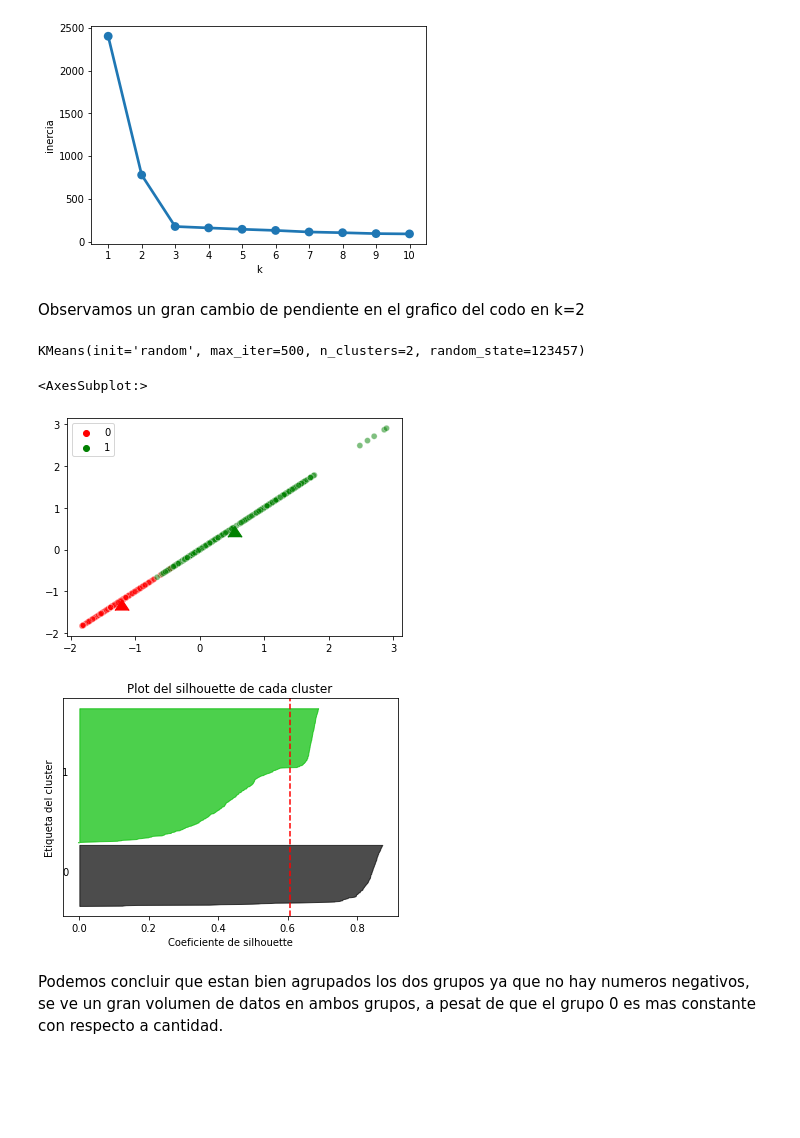
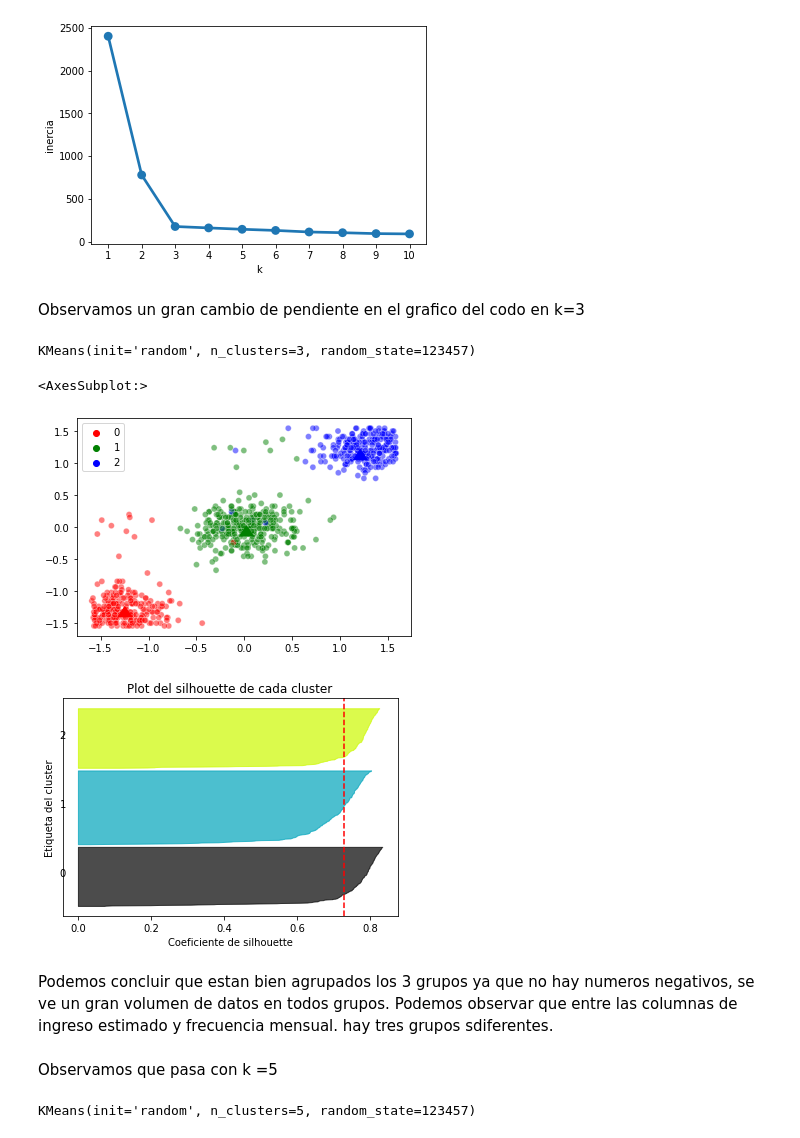
Before and after one commit to davidroth126/Fundamentos_de_informatica, a Jupyter notebook: 2parcial/ej3.ipynb, the cells around one changed output. Drawn from its saved outputs; the diff is of its cells as text; code cells hidden in the pictures; blank space fills up the shorter version.

```diff
--- a/2parcial/ej3.ipynb
+++ b/2parcial/ej3.ipynb
@@ -233,50 +233,60 @@ sns.pointplot(data =datos_inercias, x = "k", y ="inercia")
 <AxesSubplot:xlabel='k', ylabel='inercia'>
 [figure]
 # %% [markdown]
-Observamos un gran cambio de pendiente en el grafico del codo en k=2
+Observamos un gran cambio de pendiente en el grafico del codo en k=3
 # %%
-k = 2
+k = 3
 #agrupar
-KMeans = KMeans(n_clusters=k, init = "random",n_init=10,max_iter=500,random_state=123457)
-KMeans.fit(datos_escalado)
+kmeans = KMeans(n_clusters = k, init="random", n_init=10, max_iter=300, random_state=123457)
+kmeans.fit(datos_escalado)
 # %% [output]
-KMeans(init='random', max_iter=500, n_clusters=2, random_state=123457)
+KMeans(init='random', n_clusters=3, random_state=123457)
 # %%
-colores = ["red", "green"]
-sns.scatterplot(x = datos_escalado[:,2], y= datos_escalado[:,2], hue = KMeans.labels_, palette = colores, alpha = 0.5)
-sns.scatterplot(x = KMeans.cluster_centers_[:,2], y = KMeans.cluster_centers_[:, 2], zorder = 10, palette = colores, hue= [0,1], legend = False, marker = 6, s = 200)
+colores = ["red", "green","blue"]
+sns.scatterplot(x = datos_escalado[:,0], y= datos_escalado[:,1], hue = kmeans.labels_, palette = colores, alpha = 0.5)
+sns.scatterplot(x = kmeans.cluster_centers_[:,0], y = kmeans.cluster_centers_[:, 1], zorder = 10, palette = colores, hue= [0,1,2], legend = False, marker = 6, s = 200)
 # %% [output]
 <AxesSubplot:>
-[figure, old version]
+[figure, new version]
 # %%
-silhouette_avg = silhouette_score(datos_escalado, KMeans.labels_)
-sample_silhouette_values = silhouette_samples(datos_escalado, KMeans.labels_)
+silhouette_avg = silhouette_score(datos_escalado, kmeans.labels_)
+sample_silhouette_values = silhouette_samples(datos_escalado, kmeans.labels_)
 
 def graficarSilhouette (k, labels, sample_silhouette_values, silhouette_avg):
   fig, ax1 = plt.subplots(1, 1)
   y_lower = 10
   for i in range(k):
       ith_cluster_silhouette_values = \
           sample_silhouette_values[labels == i]
 
       ith_cluster_silhouette_values.sort()
 
       size_cluster_i = ith_cluster_silhouette_values.shape[0]
       y_upper = y_lower + size_cluster_i
 
       color = cm.nipy_spectral(float(i) / k)
       ax1.fill_betweenx(np.arange(y_lower, y_upper), 0, ith_cluster_silhouette_values, facecolor=color, edgecolor=color, alpha=0.7)
       ax1.text(-0.05, y_lower + 0.5 * size_cluster_i, str(i))
       y_lower = y_upper + 10
 
   ax1.set_title("Plot del silhouette de cada cluster")
   ax1.set_xlabel("Coeficiente de silhouette")
   ax1.set_ylabel("Etiqueta del cluster")
   ax1.axvline(x=silhouette_avg, color="red", linestyle="--")
   ax1.set_yticks([])
 
-graficarSilhouette (k, KMeans.labels_, sample_silhouette_values, silhouette_avg)
+graficarSilhouette (k, kmeans.labels_, sample_silhouette_values, silhouette_avg)
 # %% [output]
-[figure, old version]
+[figure, new version]
 # %% [markdown]
-Podemos concluir que estan bien agrupados los dos grupos ya que no hay numeros negativos, se ve un gran volumen de datos en ambos grupos, a pesat de que el grupo 0 es mas constante con respecto a cantidad.
+Podemos concluir que estan bien agrupados los 3 grupos ya que no hay numeros negativos, se ve un gran volumen de datos en todos grupos.
+Podemos observar que entre las columnas de  ingreso estimado y  frecuencia mensual. hay tres grupos sdiferentes.
+# %% [markdown]
+Observamos que pasa con k =5
+# %%
+k = 5
+#agrupar
+kmeans = KMeans(n_clusters = k, init="random", n_init=10, max_iter=300, random_state=123457)
+kmeans.fit(datos_escalado)
+# %% [output]
+KMeans(init='random', n_clusters=5, random_state=123457)
```
Also changed, not shown: parts of 5 cells of this notebook, 4 other files.
